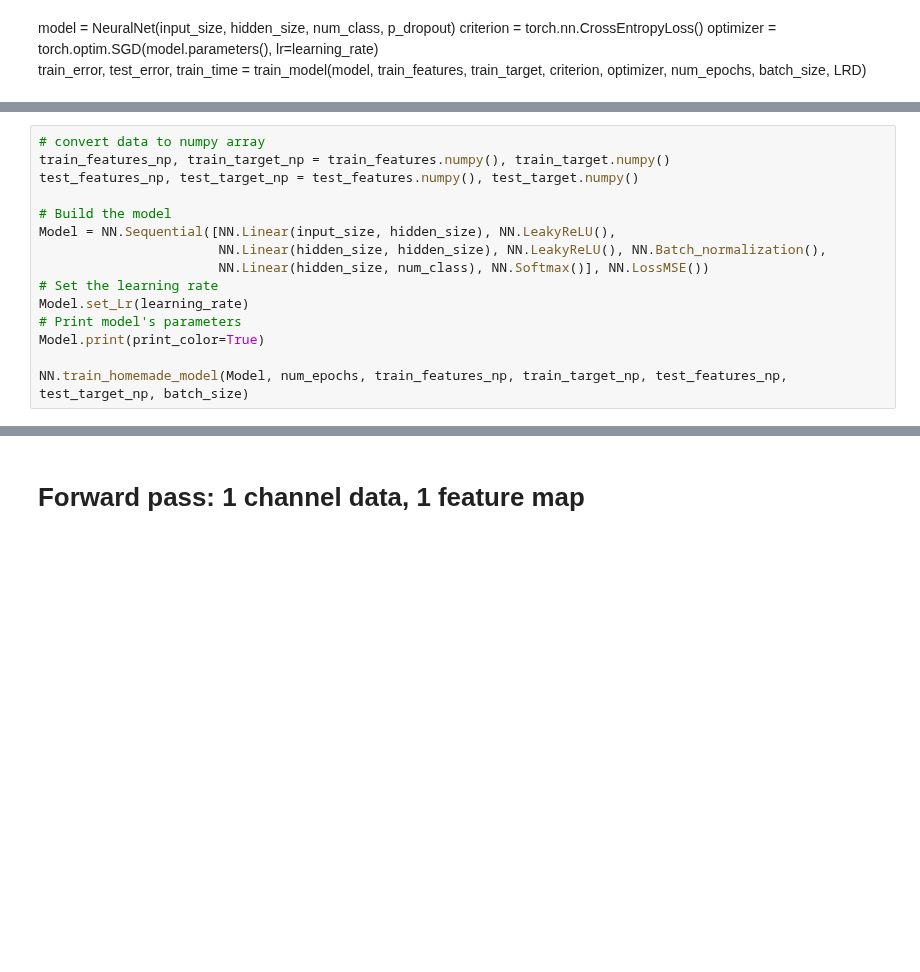
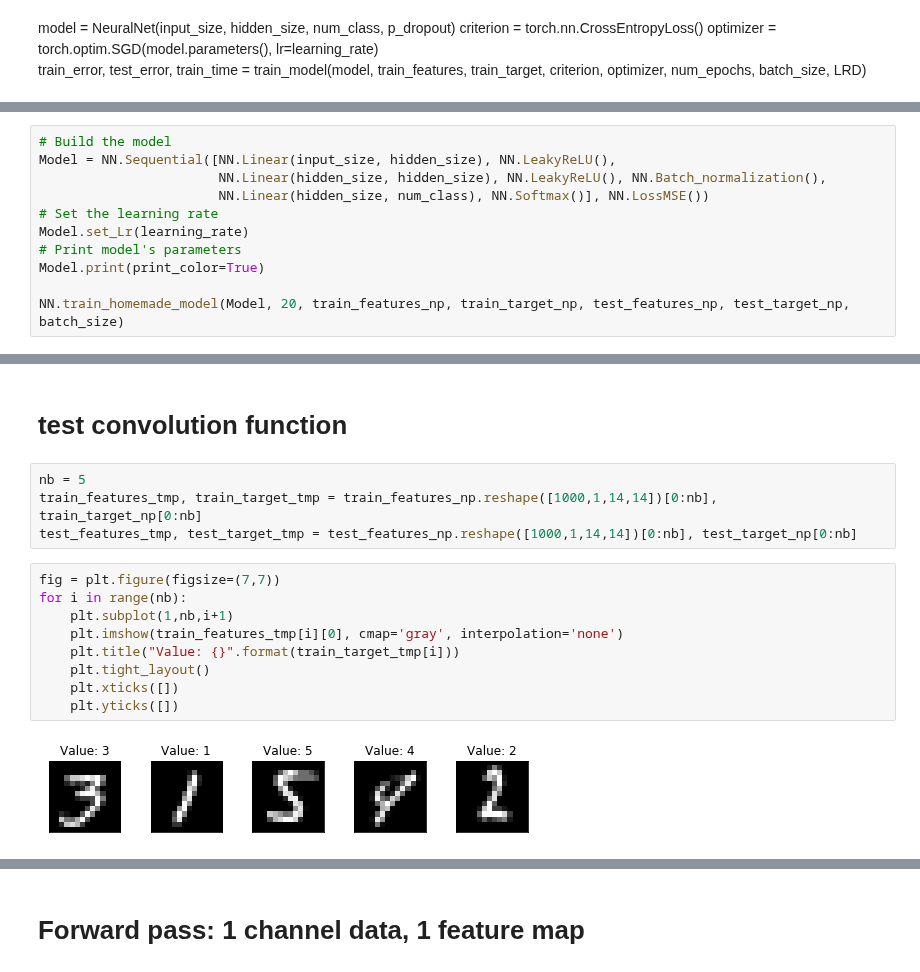
Before and after one commit to Apiquet/DeepLearningFrameworkFromScratch, a Jupyter notebook: test_convolution.ipynb, the cells around one changed output, grey strips where cells are left out. Cells and saved outputs as stored; diff of their text form; blank space fills up the shorter version.

Commit message:
Test convolution function

```diff
--- a/test_convolution.ipynb
+++ b/test_convolution.ipynb
@@ -175,8 +182,4 @@ train_error, test_error, train_time = train_model(model, train_features, train_t
 # %%
-# convert data to numpy array
-train_features_np, train_target_np = train_features.numpy(), train_target.numpy()
-test_features_np, test_target_np = test_features.numpy(), test_target.numpy()
-
 # Build the model
 Model = NN.Sequential([NN.Linear(input_size, hidden_size), NN.LeakyReLU(),
                        NN.Linear(hidden_size, hidden_size), NN.LeakyReLU(), NN.Batch_normalization(),
@@ -186,7 +189,7 @@ Model.set_Lr(learning_rate)
 # Print model's parameters
 Model.print(print_color=True)
 
-NN.train_homemade_model(Model, num_epochs, train_features_np, train_target_np, test_features_np, test_target_np, batch_size)
+NN.train_homemade_model(Model, 20, train_features_np, train_target_np, test_features_np, test_target_np, batch_size)
 # %% [output]
 Model description: Linear in green, Activation in blue, Loss in magenta, Softmax in red, Flatten in Gray, Convolution in Cyan, Batch_normalization in Black
         Linear layer shape: [196, 128]
@@ -210,0 +236,17 @@ After training: Epoch: 199, Train Error: 0.8000%,        Test Error: 13.5000%, L
+# %% [markdown]
+# test convolution function
+# %%
+nb = 5
+train_features_tmp, train_target_tmp = train_features_np.reshape([1000,1,14,14])[0:nb], train_target_np[0:nb]
+test_features_tmp, test_target_tmp = test_features_np.reshape([1000,1,14,14])[0:nb], test_target_np[0:nb]
+# %%
+fig = plt.figure(figsize=(7,7))
+for i in range(nb):
+    plt.subplot(1,nb,i+1)
+    plt.imshow(train_features_tmp[i][0], cmap='gray', interpolation='none')
+    plt.title("Value: {}".format(train_target_tmp[i]))
+    plt.tight_layout()
+    plt.xticks([])
+    plt.yticks([])
+# %% [output]
+[figure, added]
```
Also changed, not shown: parts of 27 cells of this notebook.
